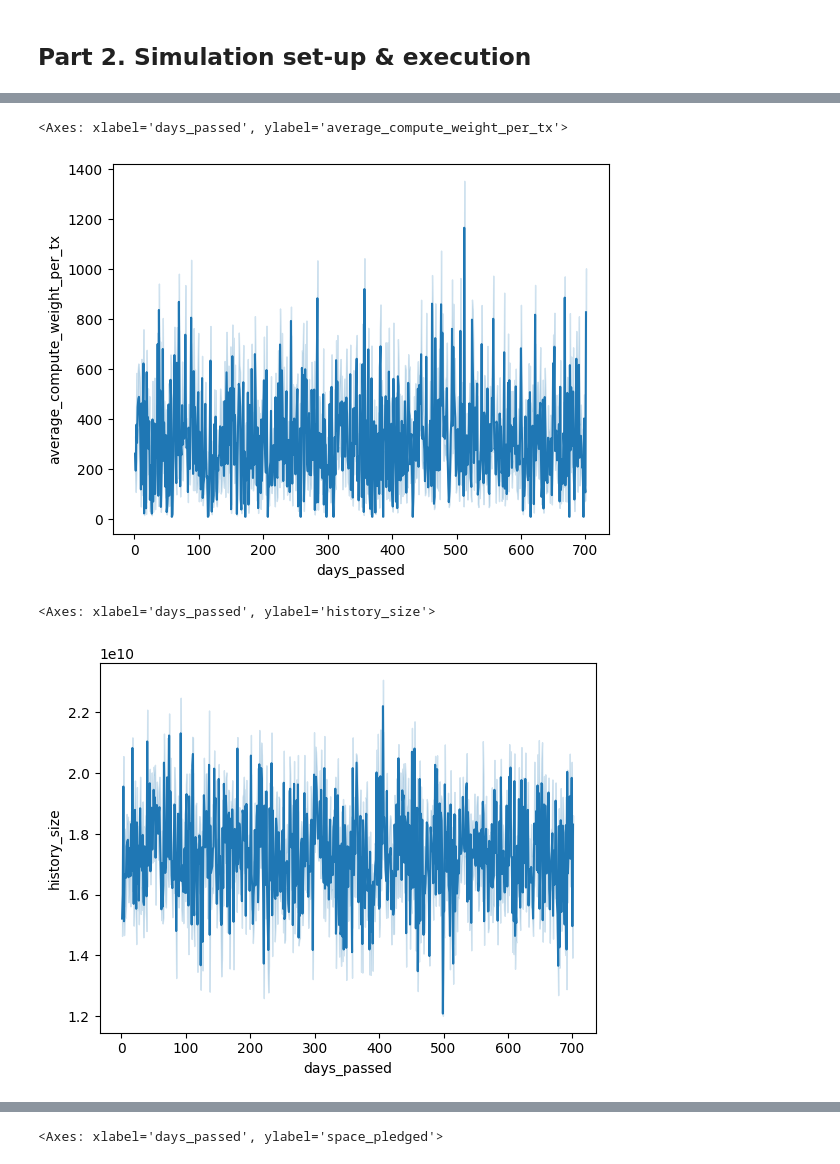
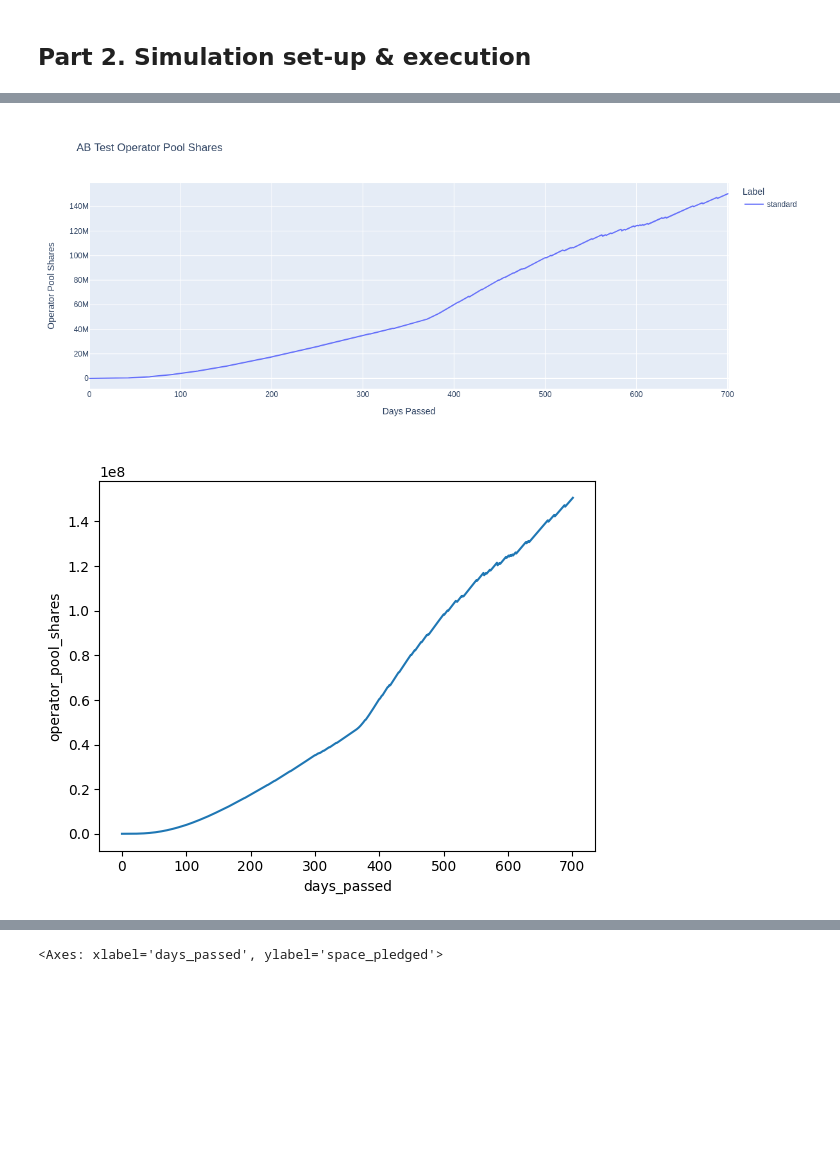
Before and after one commit to BlockScience/subspace, a Jupyter notebook: notebooks/standard_stochastic.ipynb, the cells around one changed output, grey strips where cells are left out. Saved outputs shown, nothing was run; the diff lists cells and outputs as text; code cells hidden in the pictures; blank space fills up the shorter version.

```diff
--- a/notebooks/standard_stochastic.ipynb
+++ b/notebooks/standard_stochastic.ipynb
@@ -85,10 +101,19 @@ sns.lineplot(sim_df, x='days_passed', y='average_base_fee')
-# %%
-sns.lineplot(sim_df, x='days_passed', y='average_compute_weight_per_tx')
-# %% [output]
-<Axes: xlabel='days_passed', ylabel='average_compute_weight_per_tx'>
-[figure, removed]
-# %%
-sns.lineplot(sim_df.history_size.diff().to_frame().query('days_passed > 0'), x='days_passed', y='history_size')
-# %% [output]
-<Axes: xlabel='days_passed', ylabel='history_size'>
-[figure, removed]
+# %%
+# sns.lineplot(sim_df, x='days_passed', y='operator_pool_shares')
+fig = px.line(
+    sim_df,
+    x=sim_df.index.get_level_values("days_passed"),
+    y="operator_pool_shares",
+    title="AB Test Operator Pool Shares",
+    color=sim_df.index.get_level_values("label"),
+    labels={
+        "operator_pool_shares": "Operator Pool Shares",
+        "x": "Days Passed",
+        "color": "Label",
+    },
+)
+fig.update_layout(width=1200, height=500)
+fig.show()
+# %% [output]
+[figure, added]
+[figure, added]
```
Also changed, not shown: parts of 21 cells of this notebook, 3 other files.
